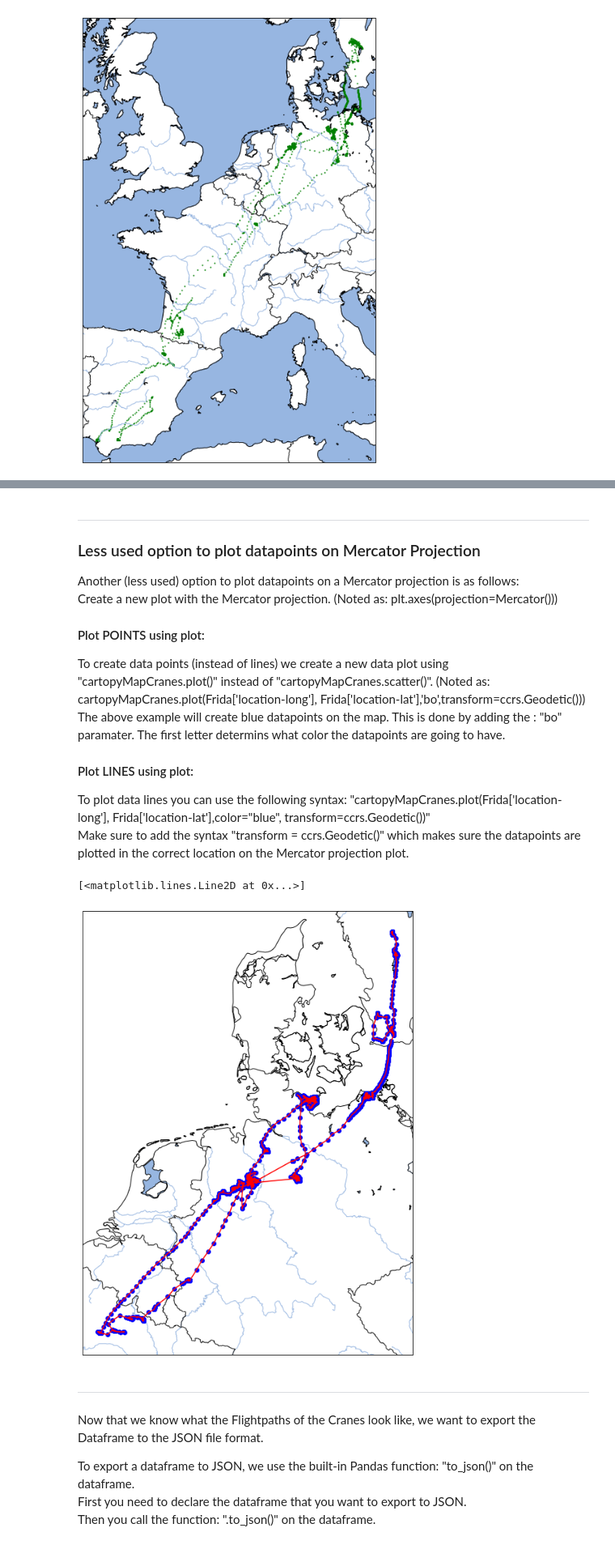
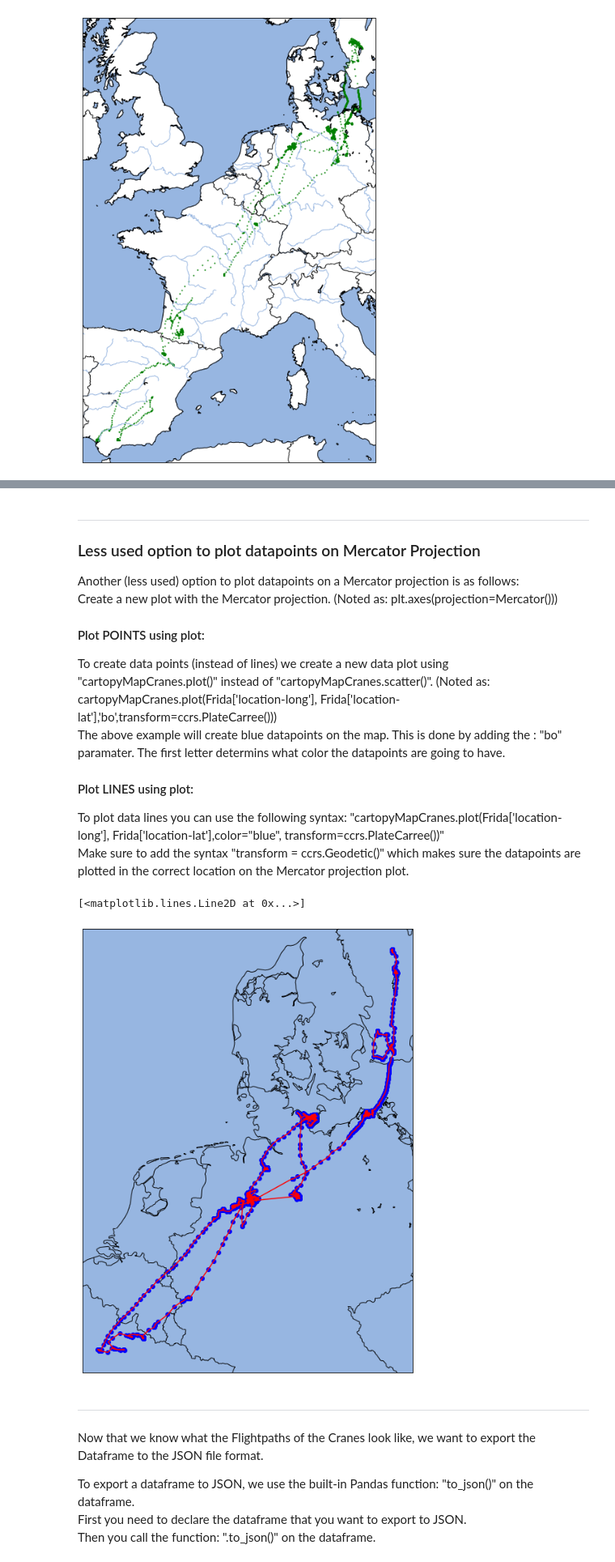
Before and after one commit to The-GeoStack-Project/GeoStack-Workshop, a Jupyter notebook: Geostack-Workshop-Content/Part-1-Data-processing/Notebooks/Solution/Solution-Data-processing.ipynb, the cells around one changed output, grey strips where cells are left out. Shown at 81% size. Saved outputs shown, nothing was run; the diff lists cells and outputs as text; code cells hidden in the pictures.

```diff
--- a/Geostack-Workshop-Content/Part-1-Data-processing/Notebooks/Solution/Solution-Data-processing.ipynb
+++ b/Geostack-Workshop-Content/Part-1-Data-processing/Notebooks/Solution/Solution-Data-processing.ipynb
@@ -396,33 +418,33 @@ Create a new plot with the Mercator projection. (Noted as: plt.axes(projection=M
 
 #### Plot POINTS using plot:
 
-To create data points (instead of lines) we create a new data plot using "cartopyMapCranes.plot()" instead of "cartopyMapCranes.scatter()". (Noted as: cartopyMapCranes.plot(Frida['location-long'], Frida['location-lat'],'bo',transform=ccrs.Geodetic()))<br>
+To create data points (instead of lines) we create a new data plot using "cartopyMapCranes.plot()" instead of "cartopyMapCranes.scatter()". (Noted as: cartopyMapCranes.plot(Frida['location-long'], Frida['location-lat'],'bo',transform=ccrs.PlateCarree()))<br>
 The above example will create blue datapoints on the map. This is done by adding the : "bo" paramater. The first letter determins what color the datapoints are going to have.<br>
 
 #### Plot LINES using plot:
 
-To plot data lines you can use the following syntax: "cartopyMapCranes.plot(Frida['location-long'], Frida['location-lat'],color="blue", transform=ccrs.Geodetic())"<br>
+To plot data lines you can use the following syntax: "cartopyMapCranes.plot(Frida['location-long'], Frida['location-lat'],color="blue", transform=ccrs.PlateCarree())"<br>
 Make sure to add the syntax "transform = ccrs.Geodetic()" which makes sure the datapoints are plotted in the correct location on the Mercator projection plot.
 # %%
 plt.figure(figsize = (20, 12))
 
 # Use Mercator projection
 cartopyMapCranes = plt.axes(projection=ccrs.Mercator())
 cartopyMapCranes.coastlines(resolution='10m')
+cartopyMapCranes.add_feature(cfeature.LAND, edgecolor='black', facecolor = "white")
 cartopyMapCranes.add_feature(cfeature.OCEAN)
-cartopyMapCranes.add_feature(cartopy.feature.LAND, edgecolor='black', facecolor = "white")
 cartopyMapCranes.add_feature(cfeature.LAKES.with_scale('10m'), edgecolor = 'black')
 cartopyMapCranes.add_feature(cfeature.RIVERS.with_scale('10m'))
 cartopyMapCranes.add_feature(cfeature.BORDERS.with_scale('10m'))
 
 # Plot datapoints
-cartopyMapCranes.plot(Frida['location-long'], Frida['location-lat'],'bo',transform=ccrs.Geodetic())
+cartopyMapCranes.plot(Frida['location-long'], Frida['location-lat'],'bo',transform=ccrs.PlateCarree())
 
 # Plot a line
-cartopyMapCranes.plot(Frida['location-long'], Frida['location-lat'],color="red", transform=ccrs.Geodetic())
+cartopyMapCranes.plot(Frida['location-long'], Frida['location-lat'],color="red", transform=ccrs.PlateCarree())
 # %% [output]
 [<matplotlib.lines.Line2D at 0x...>]
-[figure, old version]
+[figure, new version]
 # %% [markdown]
 ---
 Now that we know what the Flightpaths of the Cranes look like, we want to export the Dataframe to the JSON
```
Also changed, not shown: parts of 6 cells of this notebook.
